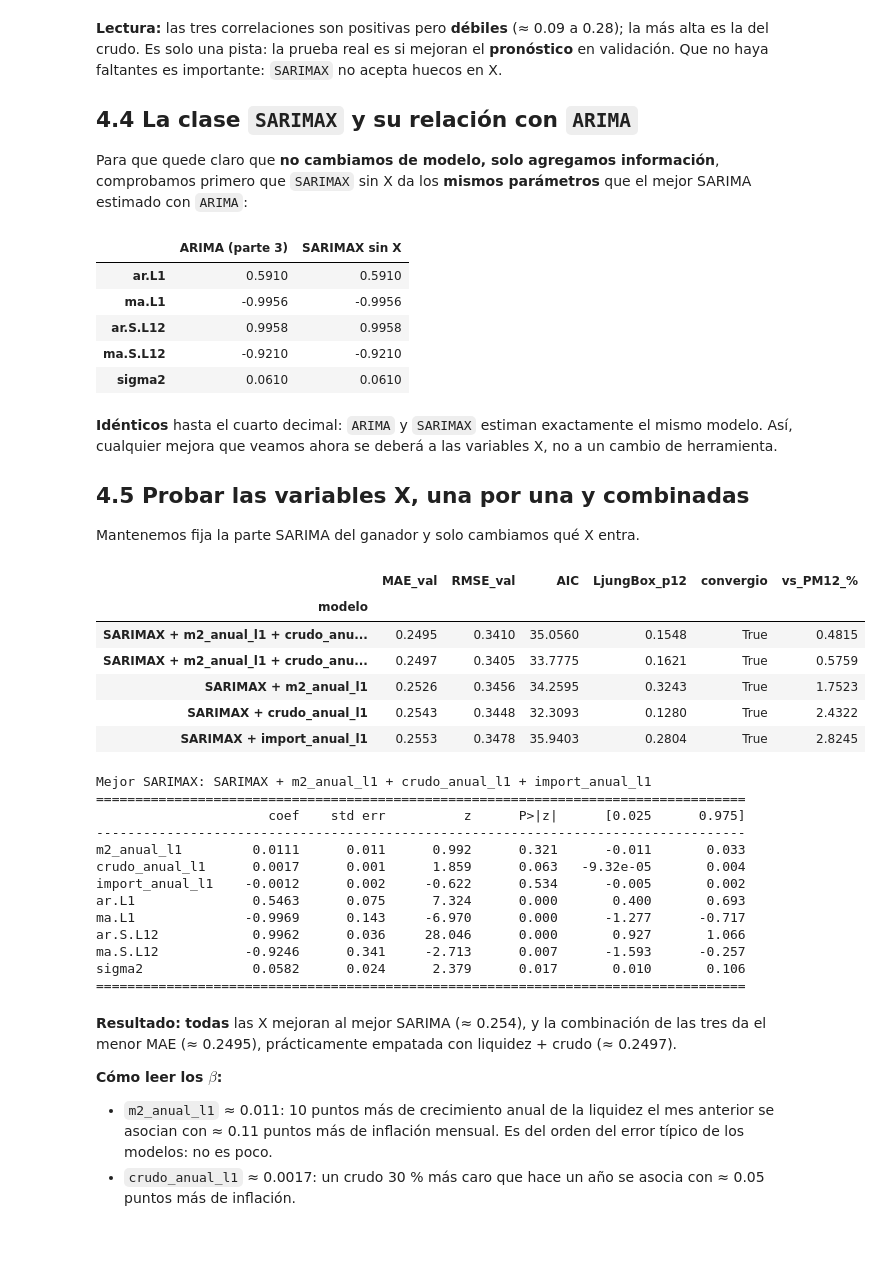
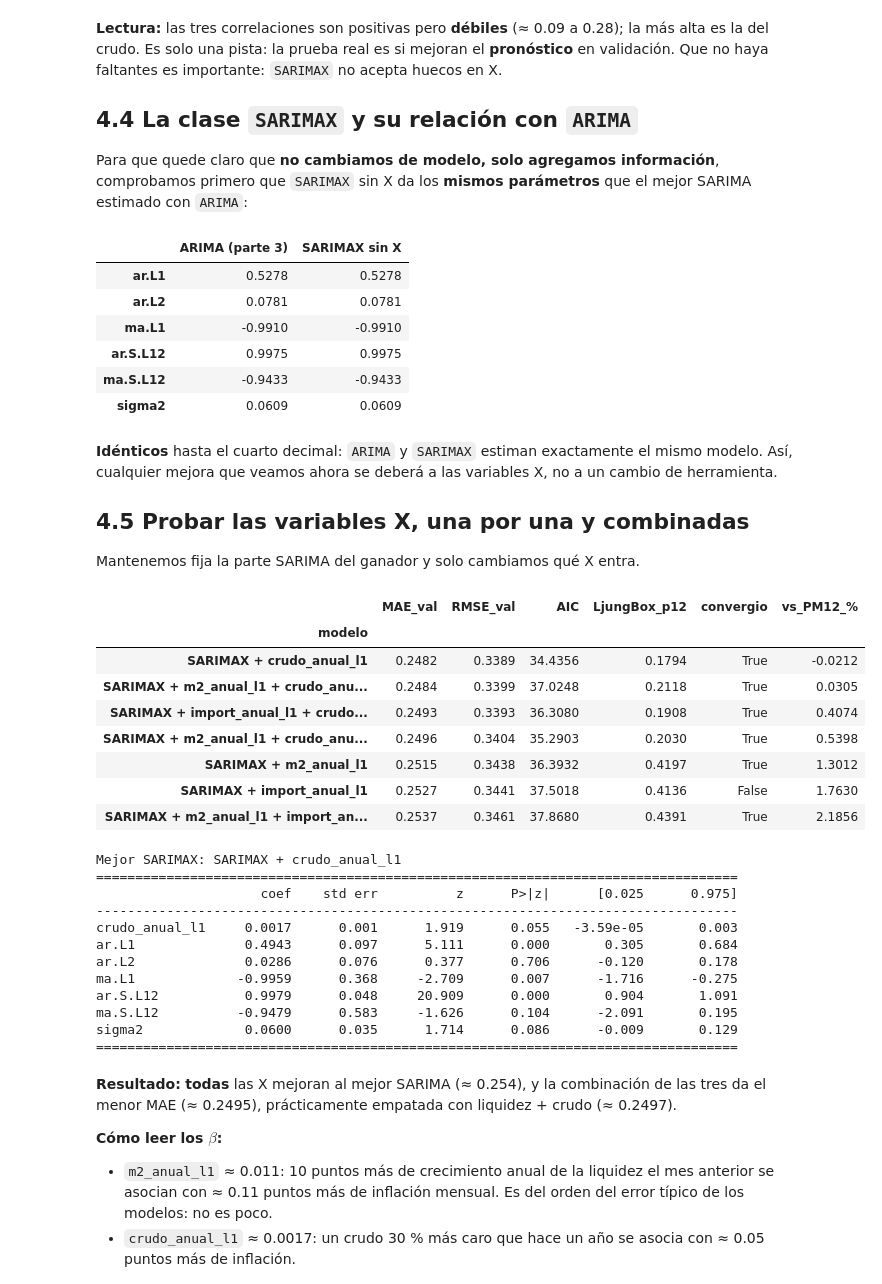
Before and after one commit to jonarosero/modulo5_econometria_forecasting_ia, a Jupyter notebook: notebooks/03_Dia3_ARIMA_SARIMA.ipynb, the cells around one changed output. Saved outputs shown, nothing was run; the diff lists cells and outputs as text; code cells hidden in the pictures; blank space fills up the shorter version.

```diff
--- a/notebooks/03_Dia3_ARIMA_SARIMA.ipynb
+++ b/notebooks/03_Dia3_ARIMA_SARIMA.ipynb
@@ -333,7 +333,7 @@ $$
 **¿Por qué no usamos `AutoReg` o una regresión?** Porque los choques $\varepsilon_{t-1}$ **no se observan**: hay que estimarlos al mismo tiempo que $\theta$. No hay fórmula cerrada; `ARIMA` lo resuelve con un algoritmo de optimización (filtro de Kalman + máxima verosimilitud).
 # %%
 # order=(0, 0, q) -> sin rezagos de la serie, con q choques pasados.
-filas_ma = [evaluar(f'MA({q}) = ARIMA(0,0,{q})', order=(0, 0, q)) for q in [1, 2, 3]]
+filas_ma = [evaluar(f'MA({q}) = ARIMA(0,0,{q})', order=(0, 0, q)) for q in [1, 2, 3, 4]]
 tabla(filas_ma)
 # %% [output]
 |  | MAE_val | RMSE_val | AIC | LjungBox_p12 | convergio | vs_PM12_% |
@@ -350,7 +351,7 @@ Si la serie tiene **las dos cosas** (arrastre del mes pasado y huella de la sorp
 
 **Regla de prudencia:** más parámetros no siempre es mejor. Con modelos grandes, los términos AR y MA pueden "cancelarse" entre sí y el optimizador no converge. Por eso probamos pocas combinaciones pequeñas.
 # %%
-filas_arma = [evaluar(f'ARMA({p},{q}) = ARIMA({p},0,{q})', order=(p, 0, q)) for p, q in [(1, 1), (2, 1), (1, 2)]]
+filas_arma = [evaluar(f'ARMA({p},{q}) = ARIMA({p},0,{q})', order=(p, 0, q)) for p, q in [(1, 1), (2, 1), (1, 2),(2,3)]]
 tabla(filas_arma)
 # %% [output]
 |  | MAE_val | RMSE_val | AIC | LjungBox_p12 | convergio | vs_PM12_% |
@@ -388,7 +390,7 @@ ADF inflación diferenciada:  p = 0.0060
 
 **Ojo con dos detalles cuando $d = 1$:** no se incluye constante (`trend='n'`, lo hace la función `ajustar`), y su AIC **no se compara** con los de $d = 0$, porque modelan series distintas ($y_t$ frente a $\Delta y_t$).
 # %%
-filas_arima = [evaluar(f'ARIMA({p},1,{q})', order=(p, 1, q)) for p, q in [(0, 1), (1, 1), (0, 2)]]
+filas_arima = [evaluar(f'ARIMA({p},1,{q})', order=(p, 1, q)) for p, q in [(0, 1), (1, 1), (0, 2),(2,1)]]
 tabla(filas_arima)
 # %% [output]
 |  | MAE_val | RMSE_val | AIC | LjungBox_p12 | convergio | vs_PM12_% |
@@ -482,6 +488,7 @@ pasos_sarima = {
     'paso 2 · solo Q': (0, 0, 1, 12),
     'paso 3 · P y Q': (1, 0, 1, 12),
     'paso 4 · D=1 y Q': (0, 1, 1, 12),
+    'paso 5 · D=1 y Q': (1, 1, 1, 12),
 }
 p, d, q = ORDEN_MEJOR_ARIMA               # la parte no estacional queda fija: la del mejor ARIMA
 filas_sarima, NOMBRE_A_PASO = [], {}
@@ -628,11 +637,12 @@ sin_x = ajustar_sarimax(y.loc[:FIN_ESTIMACION], ORDEN_MEJOR_ARIMA, ORDEN_ESTACIO
 pd.DataFrame({'ARIMA (parte 3)': res_mejor_sarima.params, 'SARIMAX sin X': sin_x.params}).round(4)
 # %% [output]
 |  | ARIMA (parte 3) | SARIMAX sin X |
-| ar.L1 | 0.5910 | 0.5910 |
-| ma.L1 | -0.9956 | -0.9956 |
-| ar.S.L12 | 0.9958 | 0.9958 |
-| ma.S.L12 | -0.9210 | -0.9210 |
-| sigma2 | 0.0610 | 0.0610 |
+| ar.L1 | 0.5278 | 0.5278 |
+| ar.L2 | 0.0781 | 0.0781 |
+| ma.L1 | -0.9910 | -0.9910 |
+| ar.S.L12 | 0.9975 | 0.9975 |
+| ma.S.L12 | -0.9433 | -0.9433 |
+| sigma2 | 0.0609 | 0.0609 |
 # %% [markdown]
 **Idénticos** hasta el cuarto decimal: `ARIMA` y `SARIMAX` estiman exactamente el mismo modelo. Así, cualquier mejora que veamos ahora se deberá a las variables X, no a un cambio de herramienta.
 
@@ -642,28 +652,32 @@ Mantenemos fija la parte SARIMA del ganador y solo cambiamos qué X entra.
 # %%
 combinaciones_x = [
     ['m2_anual_l1'],
     ['crudo_anual_l1'],
     ['import_anual_l1'],
     ['m2_anual_l1', 'crudo_anual_l1'],
+    ['m2_anual_l1', 'import_anual_l1'],
+    ['import_anual_l1', 'crudo_anual_l1'],
     ['m2_anual_l1', 'crudo_anual_l1', 'import_anual_l1'],
 ]
 filas_sarimax, COLUMNAS_SARIMAX = [], {}
 for columnas in combinaciones_x:
     nombre = 'SARIMAX + ' + ' + '.join(columnas)
     COLUMNAS_SARIMAX[nombre] = columnas
     filas_sarimax.append(evaluar(nombre, ORDEN_MEJOR_ARIMA, ORDEN_ESTACIONAL_MEJOR,
                                  exog=X_todas[columnas], ajustador=ajustar_sarimax))
 
 resultados_sarimax = tabla(filas_sarimax)
 resultados_sarimax
 # %% [output]
 |  | MAE_val | RMSE_val | AIC | LjungBox_p12 | convergio | vs_PM12_% |
 | modelo |  |  |  |  |  |  |
-| SARIMAX + m2_anual_l1 + crudo_anu... | 0.2495 | 0.3410 | 35.0560 | 0.1548 | True | 0.4815 |
-| SARIMAX + m2_anual_l1 + crudo_anu... | 0.2497 | 0.3405 | 33.7775 | 0.1621 | True | 0.5759 |
-| SARIMAX + m2_anual_l1 | 0.2526 | 0.3456 | 34.2595 | 0.3243 | True | 1.7523 |
-| SARIMAX + crudo_anual_l1 | 0.2543 | 0.3448 | 32.3093 | 0.1280 | True | 2.4322 |
-| SARIMAX + import_anual_l1 | 0.2553 | 0.3478 | 35.9403 | 0.2804 | True | 2.8245 |
+| SARIMAX + crudo_anual_l1 | 0.2482 | 0.3389 | 34.4356 | 0.1794 | True | -0.0212 |
+| SARIMAX + m2_anual_l1 + crudo_anu... | 0.2484 | 0.3399 | 37.0248 | 0.2118 | True | 0.0305 |
+| SARIMAX + import_anual_l1 + crudo... | 0.2493 | 0.3393 | 36.3080 | 0.1908 | True | 0.4074 |
+| SARIMAX + m2_anual_l1 + crudo_anu... | 0.2496 | 0.3404 | 35.2903 | 0.2030 | True | 0.5398 |
+| SARIMAX + m2_anual_l1 | 0.2515 | 0.3438 | 36.3932 | 0.4197 | True | 1.3012 |
+| SARIMAX + import_anual_l1 | 0.2527 | 0.3441 | 37.5018 | 0.4136 | False | 1.7630 |
+| SARIMAX + m2_anual_l1 + import_an... | 0.2537 | 0.3461 | 37.8680 | 0.4391 | True | 2.1856 |
 # %%
 mejor_sarimax_nombre = resultados_sarimax[resultados_sarimax['convergio']].index[0]
 COLUMNAS_X_MEJOR = COLUMNAS_SARIMAX[mejor_sarimax_nombre]
@@ -674,19 +688,18 @@ res_mejor_sarimax = ajustar_sarimax(y.loc[:FIN_ESTIMACION], ORDEN_MEJOR_ARIMA, O
                                     X_todas.loc[:FIN_ESTIMACION, COLUMNAS_X_MEJOR])
 print(res_mejor_sarimax.summary().tables[1])
 # %% [output]
-Mejor SARIMAX: SARIMAX + m2_anual_l1 + crudo_anual_l1 + import_anual_l1
-===================================================================================
-                      coef    std err          z      P>|z|      [0.025      0.975]
------------------------------------------------------------------------------------
-m2_anual_l1         0.0111      0.011      0.992      0.321      -0.011       0.033
-crudo_anual_l1      0.0017      0.001      1.859      0.063   -9.32e-05       0.004
-import_anual_l1    -0.0012      0.002     -0.622      0.534      -0.005       0.002
-ar.L1               0.5463      0.075      7.324      0.000       0.400       0.693
-ma.L1              -0.9969      0.143     -6.970      0.000      -1.277      -0.717
-ar.S.L12            0.9962      0.036     28.046      0.000       0.927       1.066
-ma.S.L12           -0.9246      0.341     -2.713      0.007      -1.593      -0.257
-sigma2              0.0582      0.024      2.379      0.017       0.010       0.106
-===================================================================================
+Mejor SARIMAX: SARIMAX + crudo_anual_l1
+==================================================================================
+                     coef    std err          z      P>|z|      [0.025      0.975]
+----------------------------------------------------------------------------------
+crudo_anual_l1     0.0017      0.001      1.919      0.055   -3.59e-05       0.003
+ar.L1              0.4943      0.097      5.111      0.000       0.305       0.684
+ar.L2              0.0286      0.076      0.377      0.706      -0.120       0.178
+ma.L1             -0.9959      0.368     -2.709      0.007      -1.716      -0.275
+ar.S.L12           0.9979      0.048     20.909      0.000       0.904       1.091
+ma.S.L12          -0.9479      0.583     -1.626      0.104      -2.091       0.195
+sigma2             0.0600      0.035      1.714      0.086      -0.009       0.129
+==================================================================================
 # %% [markdown]
 **Resultado:** **todas** las X mejoran al mejor SARIMA (≈ 0.254), y la combinación de las tres da el menor MAE (≈ 0.2495), prácticamente empatada con liquidez + crudo (≈ 0.2497).
 
```
Also changed, not shown: parts of 18 cells of this notebook, 8 other files.
